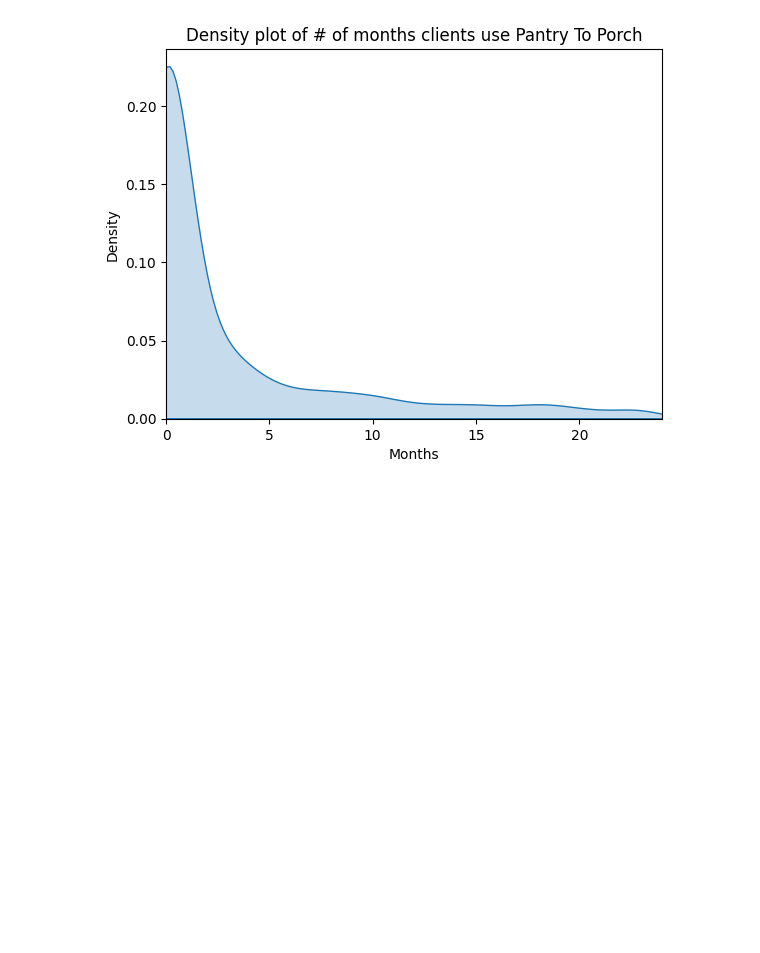
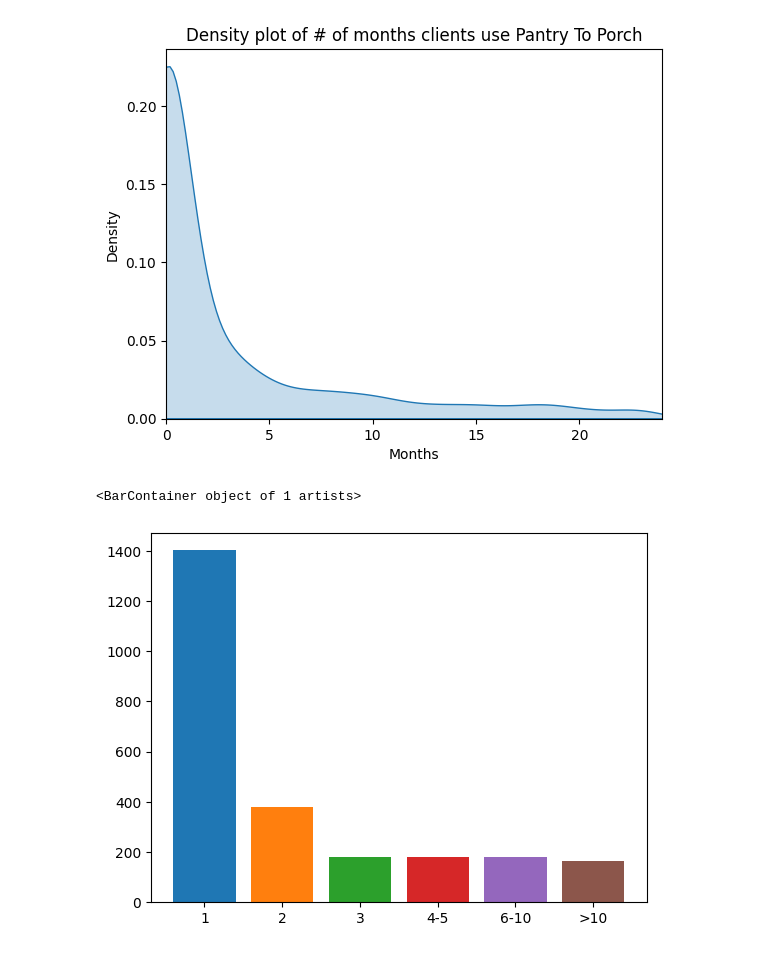
Before and after one commit to jonathonbuhler/Pantry-To-Porch, a Jupyter notebook: jonathon.ipynb, the cells around one changed output. Drawn from its saved outputs; the diff is of its cells as text; code cells hidden in the pictures; blank space fills up the shorter version.

Commit message:
worked on more visuals

```diff
--- a/jonathon.ipynb
+++ b/jonathon.ipynb
@@ -48,3 +48,17 @@ ax.set_xlabel("Months")
 fig.savefig("Visuals/jon-months-density.png", dpi=500)
 # %% [output]
 [figure]
+# %%
+# bar plot
+
+fig, ax = plt.subplots()
+
+ax.bar("1" , len(cdf[cdf["count"] == 1]))
+ax.bar("2" , len(cdf[cdf["count"] == 2]))
+ax.bar("3" , len(cdf[cdf["count"] == 3]))
+ax.bar("4-5" , len(cdf[(cdf["count"] >= 4) & (cdf["count"] <= 5)]))
+ax.bar("6-10" , len(cdf[(cdf["count"] >= 6) & (cdf["count"] <= 10)]))
+ax.bar(">10" , len(cdf[cdf["count"] > 10]))
+# %% [output]
+<BarContainer object of 1 artists>
+[figure, added]
```
